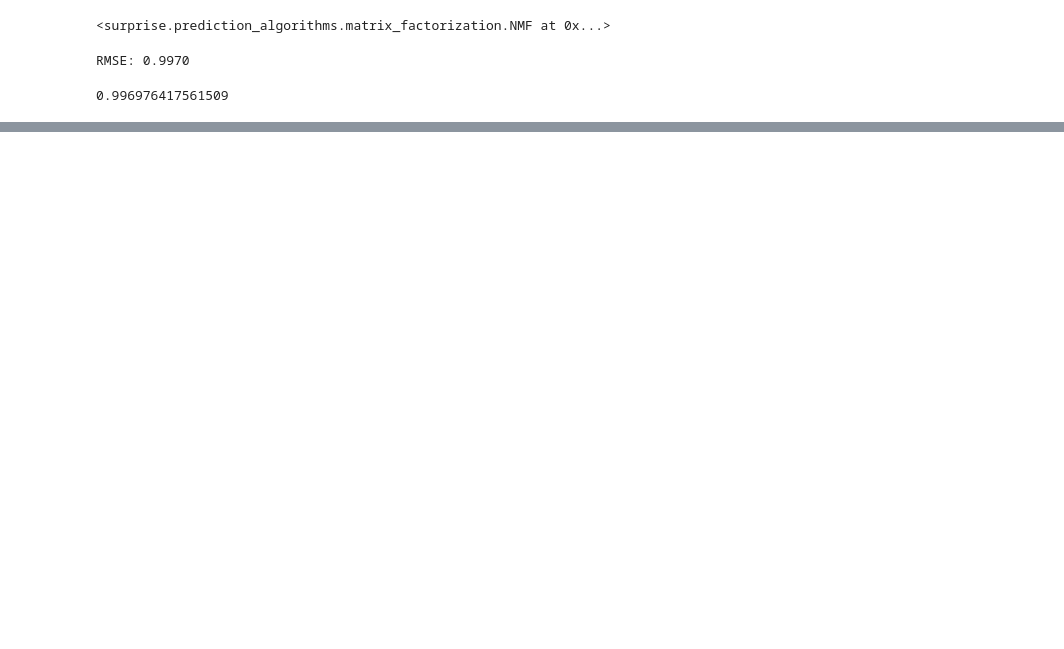
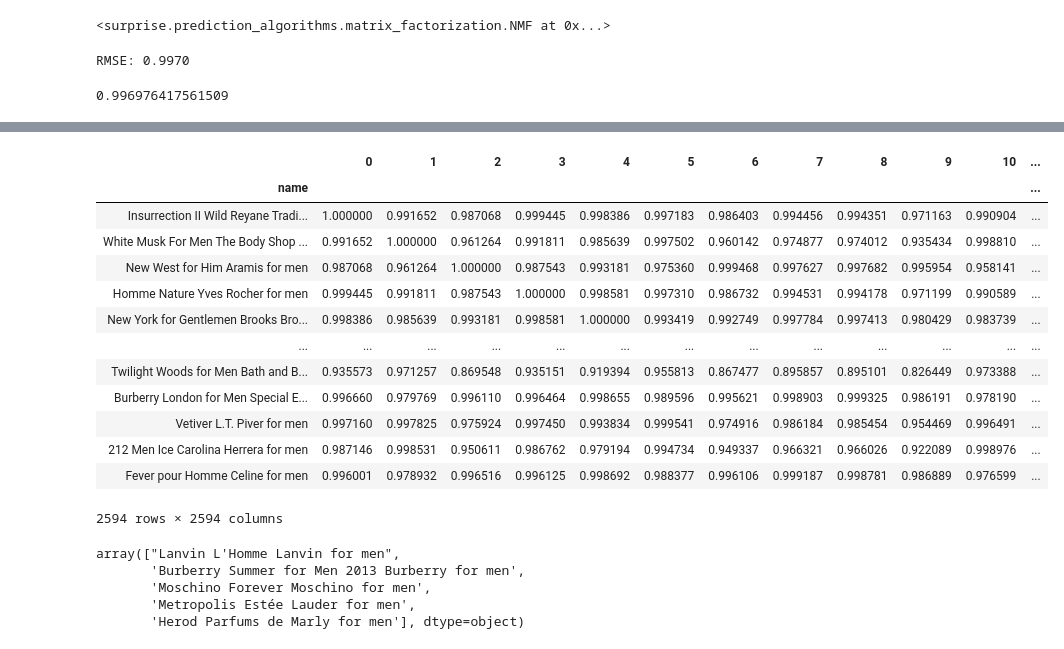
Before and after one commit to josephshanks/CologneRecommender, a Jupyter notebook: Models.ipynb, the cells around one changed output, grey strips where cells are left out. Drawn from its saved outputs; the diff is of its cells as text; code cells hidden in the pictures; blank space fills up the shorter version.

```diff
--- a/Models.ipynb
+++ b/Models.ipynb
@@ -171,0 +268,5 @@ RMSE: 0.9970
+# %%
+cos_duration=cosine_similarity(duration)
+cos_toy=cosine_similarity(toy)
+cos_df=cosine_similarity(df)
+cos_females=cosine_similarity(females)
@@ -171,0 +289,32 @@ RMSE: 0.9970
+# %%
+def weighted_vector(matrix1, matrix2, alpha):
+    return (matrix1 * alpha) + (matrix2 * (1-alpha))
+# %%
+weight=weighted_vector(cos_df,cos_females,.2)
+# %%
+rec.fit(weight,index=item_name)
+# %%
+rec.similarity_df
+# %% [output]
+|  | 0 | 1 | 2 | 3 | 4 | 5 | 6 | 7 | 8 | 9 | 10 | ... |
+| name |  |  |  |  |  |  |  |  |  |  |  | ... |
+| Insurrection II Wild Reyane Tradi... | 1.000000 | 0.991652 | 0.987068 | 0.999445 | 0.998386 | 0.997183 | 0.986403 | 0.994456 | 0.994351 | 0.971163 | 0.990904 | ... |
+| White Musk For Men The Body Shop ... | 0.991652 | 1.000000 | 0.961264 | 0.991811 | 0.985639 | 0.997502 | 0.960142 | 0.974877 | 0.974012 | 0.935434 | 0.998810 | ... |
+| New West for Him Aramis for men | 0.987068 | 0.961264 | 1.000000 | 0.987543 | 0.993181 | 0.975360 | 0.999468 | 0.997627 | 0.997682 | 0.995954 | 0.958141 | ... |
+| Homme Nature Yves Rocher for men | 0.999445 | 0.991811 | 0.987543 | 1.000000 | 0.998581 | 0.997310 | 0.986732 | 0.994531 | 0.994178 | 0.971199 | 0.990589 | ... |
+| New York for Gentlemen Brooks Bro... | 0.998386 | 0.985639 | 0.993181 | 0.998581 | 1.000000 | 0.993419 | 0.992749 | 0.997784 | 0.997413 | 0.980429 | 0.983739 | ... |
+| ... | ... | ... | ... | ... | ... | ... | ... | ... | ... | ... | ... | ... |
+| Twilight Woods for Men Bath and B... | 0.935573 | 0.971257 | 0.869548 | 0.935151 | 0.919394 | 0.955813 | 0.867477 | 0.895857 | 0.895101 | 0.826449 | 0.973388 | ... |
+| Burberry London for Men Special E... | 0.996660 | 0.979769 | 0.996110 | 0.996464 | 0.998655 | 0.989596 | 0.995621 | 0.998903 | 0.999325 | 0.986191 | 0.978190 | ... |
+| Vetiver L.T. Piver for men | 0.997160 | 0.997825 | 0.975924 | 0.997450 | 0.993834 | 0.999541 | 0.974916 | 0.986184 | 0.985454 | 0.954469 | 0.996491 | ... |
+| 212 Men Ice Carolina Herrera for men | 0.987146 | 0.998531 | 0.950611 | 0.986762 | 0.979194 | 0.994734 | 0.949337 | 0.966321 | 0.966026 | 0.922089 | 0.998976 | ... |
+| Fever pour Homme Celine for men | 0.996001 | 0.978932 | 0.996516 | 0.996125 | 0.998692 | 0.988377 | 0.996106 | 0.999187 | 0.998781 | 0.986889 | 0.976599 | ... |
+2594 rows × 2594 columns
+# %%
+rec.get_recommendations('Allure Homme Sport Eau Extreme Chanel for men')
+# %% [output]
+array(["Lanvin L'Homme Lanvin for men",
+       'Burberry Summer for Men 2013 Burberry for men',
+       'Moschino Forever Moschino for men',
+       'Metropolis Estée Lauder for men',
+       'Herod Parfums de Marly for men'], dtype=object)
```
Also changed, not shown: parts of 29 cells of this notebook, 2 other files.
